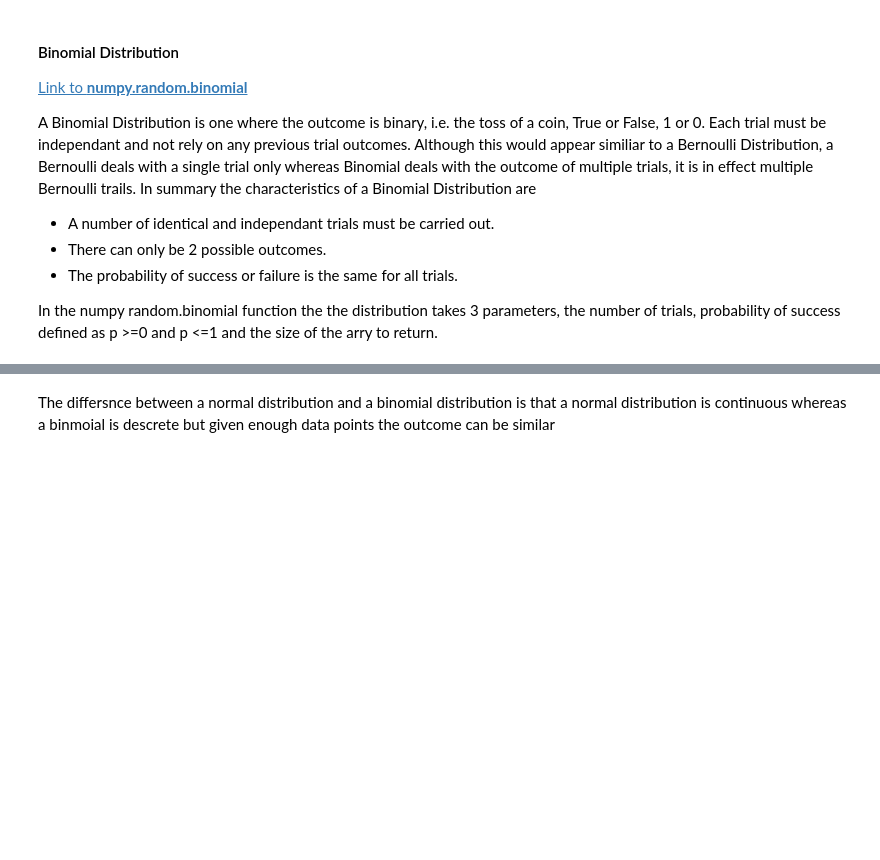
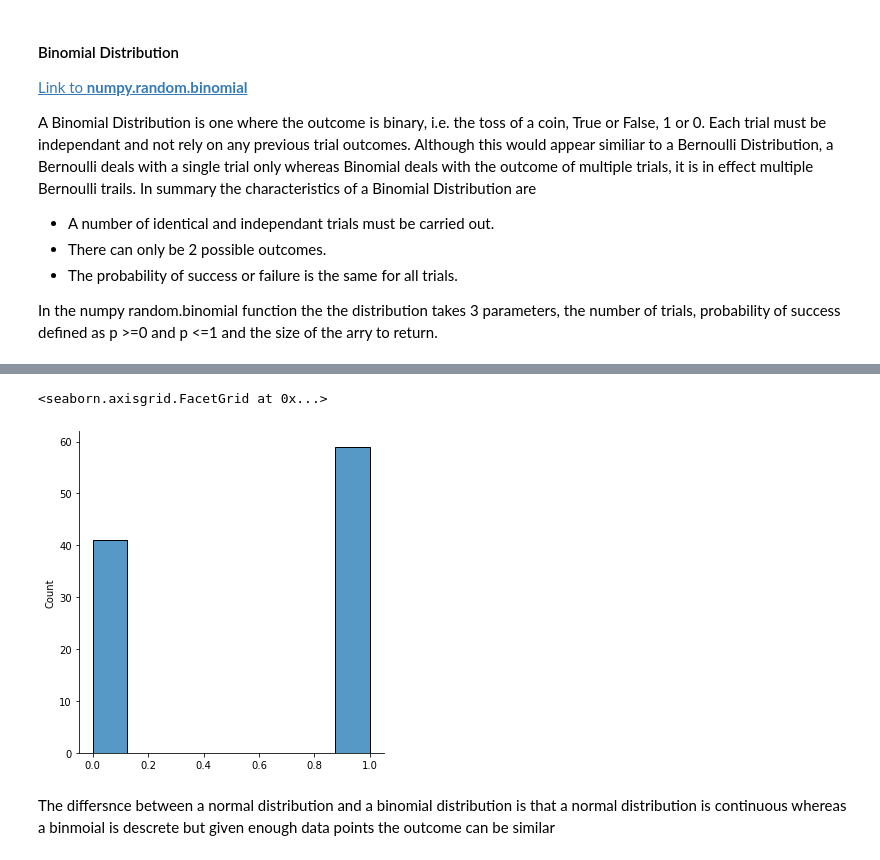
Before and after one commit to donneger/numpy_random, a Jupyter notebook: random.ipynb, the cells around one changed output, grey strips where cells are left out. Saved outputs shown, nothing was run; the diff lists cells and outputs as text; code cells hidden in the pictures; blank space fills up the shorter version.

```diff
--- a/random.ipynb
+++ b/random.ipynb
@@ -333,7 +334,10 @@ np.unique(arr, return_counts=True)
 # %%
 #coin toss
-s=np.random.binomial(12, 0.17, 200)
-sns.displot(data=s, kde=True)
+s=np.random.binomial(1, 0.5, 100)
+sns.displot(data=s)
+# %% [output]
+<seaborn.axisgrid.FacetGrid at 0x...>
+[figure, added]
 # %% [markdown]
 The differsnce between a normal distribution and a binomial distribution is that a normal distribution is continuous whereas a binmoial is descrete but given enough data points the outcome can be similar
 # %%
```
Also changed, not shown: parts of 27 cells of this notebook.
